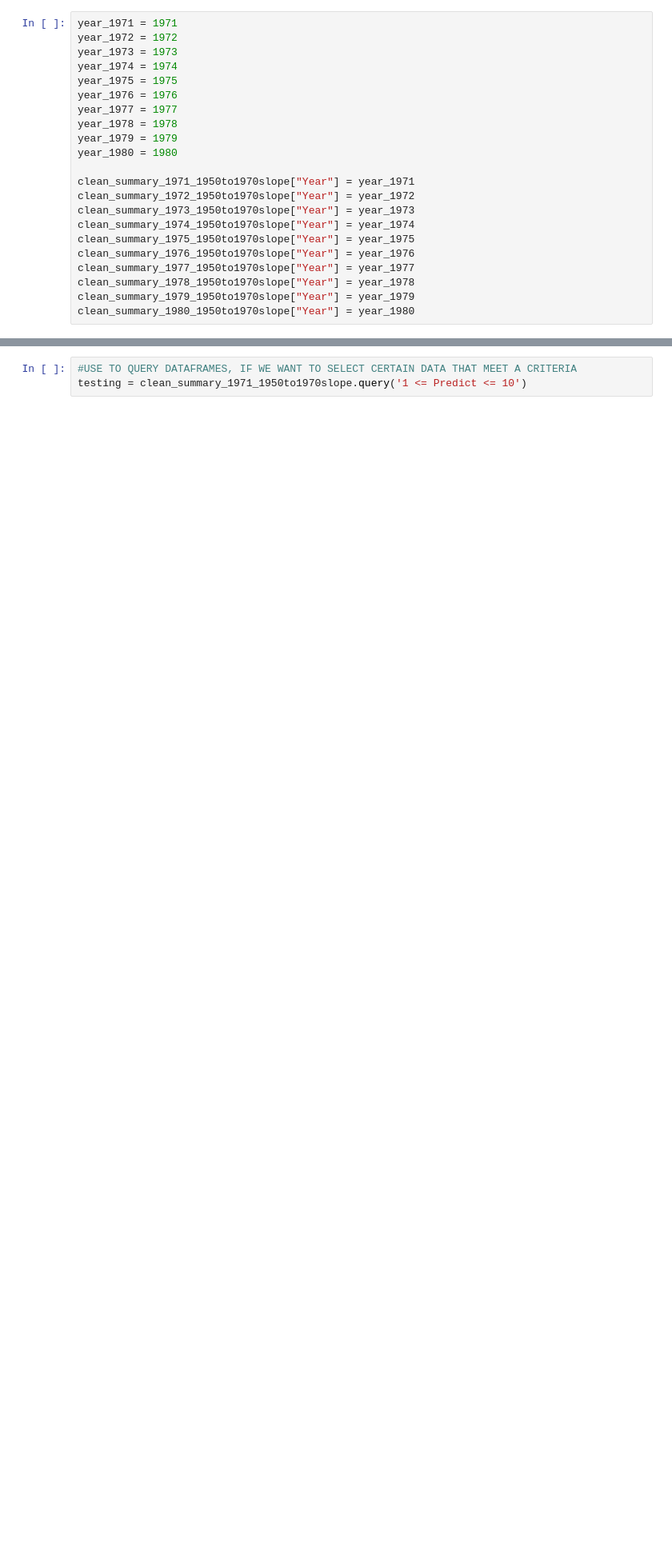
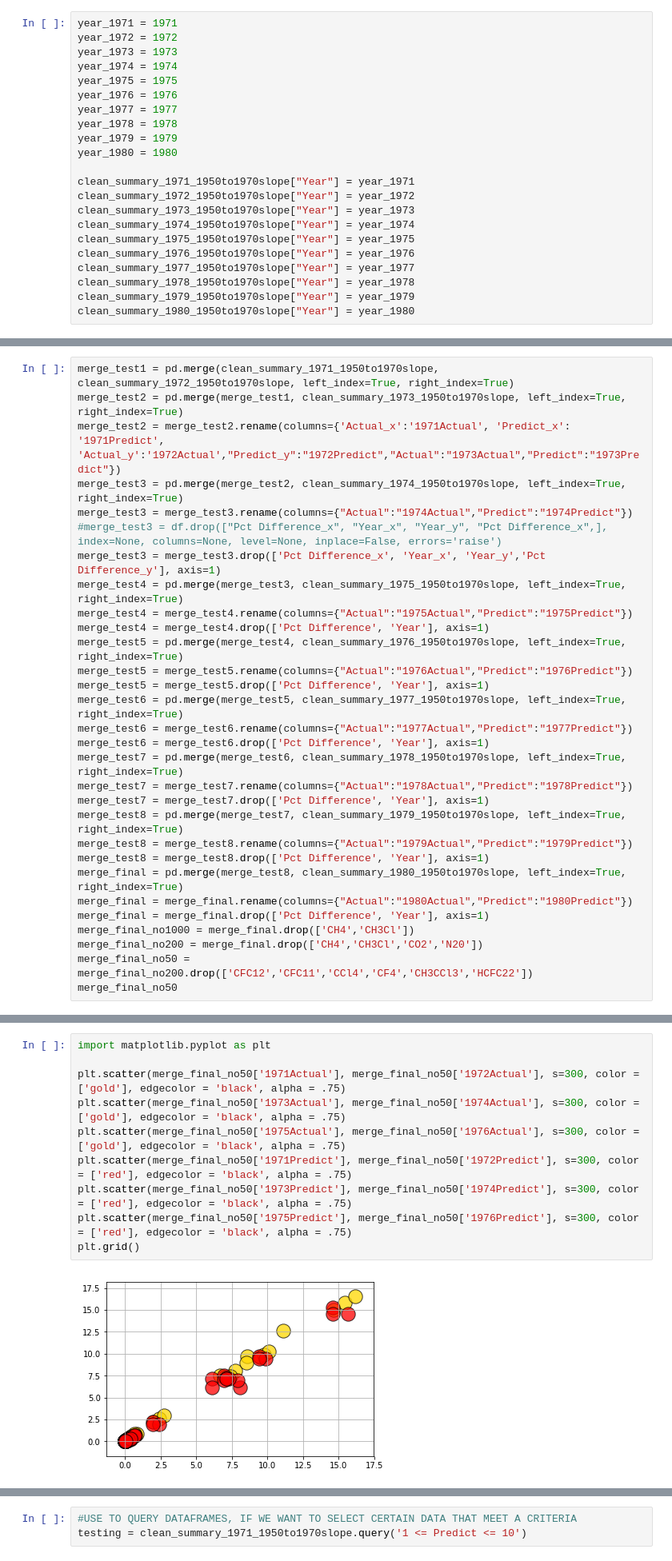
Before and after one commit to hkd8/Final-Project, a Jupyter notebook: 1970to1980 Predictions.ipynb, the cells around one changed output, grey strips where cells are left out. Shown at 80% size. Cells and saved outputs as stored; diff of their text form; blank space fills up the shorter version.

Commit message:
Trend years

```diff
--- a/1970to1980 Predictions.ipynb
+++ b/1970to1980 Predictions.ipynb
@@ -546,0 +542,30 @@ merge_test
+# %%
+merge_test1 = pd.merge(clean_summary_1971_1950to1970slope, clean_summary_1972_1950to1970slope, left_index=True, right_index=True)
+merge_test2 = pd.merge(merge_test1, clean_summary_1973_1950to1970slope, left_index=True, right_index=True)
+merge_test2 = merge_test2.rename(columns={'Actual_x':'1971Actual', 'Predict_x': '1971Predict', 'Actual_y':'1972Actual',"Predict_y":"1972Predict","Actual":"1973Actual","Predict":"1973Predict"})
+merge_test3 = pd.merge(merge_test2, clean_summary_1974_1950to1970slope, left_index=True, right_index=True)
+merge_test3 = merge_test3.rename(columns={"Actual":"1974Actual","Predict":"1974Predict"})
+#merge_test3 = df.drop(["Pct Difference_x", "Year_x", "Year_y", "Pct Difference_x",], index=None, columns=None, level=None, inplace=False, errors='raise')
+merge_test3 = merge_test3.drop(['Pct Difference_x', 'Year_x', 'Year_y','Pct Difference_y'], axis=1)
+merge_test4 = pd.merge(merge_test3, clean_summary_1975_1950to1970slope, left_index=True, right_index=True)
+merge_test4 = merge_test4.rename(columns={"Actual":"1975Actual","Predict":"1975Predict"})
+merge_test4 = merge_test4.drop(['Pct Difference', 'Year'], axis=1)
+merge_test5 = pd.merge(merge_test4, clean_summary_1976_1950to1970slope, left_index=True, right_index=True)
+merge_test5 = merge_test5.rename(columns={"Actual":"1976Actual","Predict":"1976Predict"})
+merge_test5 = merge_test5.drop(['Pct Difference', 'Year'], axis=1)
+merge_test6 = pd.merge(merge_test5, clean_summary_1977_1950to1970slope, left_index=True, right_index=True)
+merge_test6 = merge_test6.rename(columns={"Actual":"1977Actual","Predict":"1977Predict"})
+merge_test6 = merge_test6.drop(['Pct Difference', 'Year'], axis=1)
+merge_test7 = pd.merge(merge_test6, clean_summary_1978_1950to1970slope, left_index=True, right_index=True)
+merge_test7 = merge_test7.rename(columns={"Actual":"1978Actual","Predict":"1978Predict"})
+merge_test7 = merge_test7.drop(['Pct Difference', 'Year'], axis=1)
+merge_test8 = pd.merge(merge_test7, clean_summary_1979_1950to1970slope, left_index=True, right_index=True)
+merge_test8 = merge_test8.rename(columns={"Actual":"1979Actual","Predict":"1979Predict"})
+merge_test8 = merge_test8.drop(['Pct Difference', 'Year'], axis=1)
+merge_final = pd.merge(merge_test8, clean_summary_1980_1950to1970slope, left_index=True, right_index=True)
+merge_final = merge_final.rename(columns={"Actual":"1980Actual","Predict":"1980Predict"})
+merge_final = merge_final.drop(['Pct Difference', 'Year'], axis=1)
+merge_final_no1000 = merge_final.drop(['CH4','CH3Cl'])
+merge_final_no200 = merge_final.drop(['CH4','CH3Cl','CO2','N20'])
+merge_final_no50 = merge_final_no200.drop(['CFC12','CFC11','CCl4','CF4','CH3CCl3','HCFC22'])
+merge_final_no50
@@ -546,0 +594,12 @@ merge_test
+# %%
+import matplotlib.pyplot as plt
+
+plt.scatter(merge_final_no50['1971Actual'], merge_final_no50['1972Actual'], s=300, color = ['gold'], edgecolor = 'black', alpha = .75)
+plt.scatter(merge_final_no50['1973Actual'], merge_final_no50['1974Actual'], s=300, color = ['gold'], edgecolor = 'black', alpha = .75)
+plt.scatter(merge_final_no50['1975Actual'], merge_final_no50['1976Actual'], s=300, color = ['gold'], edgecolor = 'black', alpha = .75)
+plt.scatter(merge_final_no50['1971Predict'], merge_final_no50['1972Predict'], s=300, color = ['red'], edgecolor = 'black', alpha = .75)
+plt.scatter(merge_final_no50['1973Predict'], merge_final_no50['1974Predict'], s=300, color = ['red'], edgecolor = 'black', alpha = .75)
+plt.scatter(merge_final_no50['1975Predict'], merge_final_no50['1976Predict'], s=300, color = ['red'], edgecolor = 'black', alpha = .75)
+plt.grid()
+# %% [output]
+[figure, added]
```
Also changed, not shown: parts of 11 cells of this notebook.
